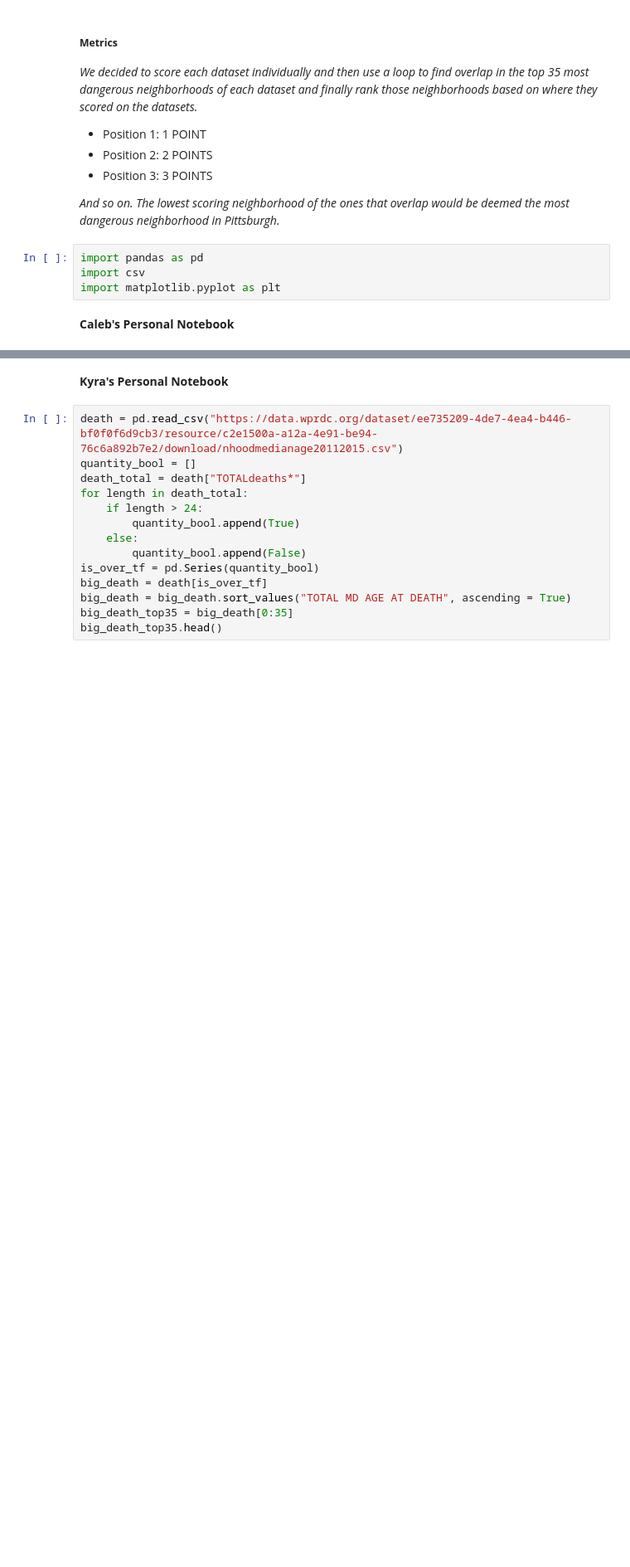
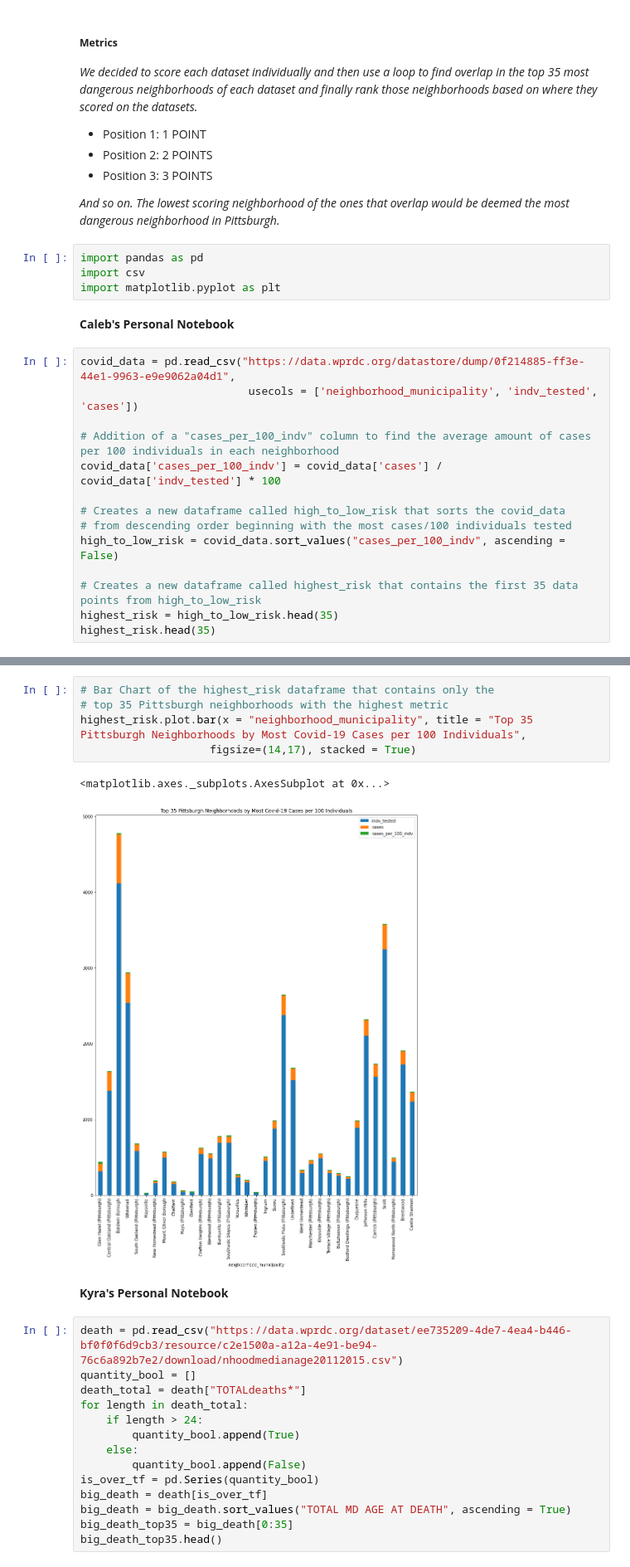
Before and after one commit to CalTsai77/Python-Data-Analysis-with-pandas-, a Jupyter notebook: final.ipynb, the cells around one changed output, grey strips where cells are left out. Shown at 83% size. Saved outputs shown, nothing was run; the diff lists cells and outputs as text; blank space fills up the shorter version.

```diff
--- a/final.ipynb
+++ b/final.ipynb
@@ -18,3 +18,17 @@ import csv
 import matplotlib.pyplot as plt
 # %% [markdown]
 **Caleb's Personal Notebook**
+# %%
+covid_data = pd.read_csv("https://data.wprdc.org/datastore/dump/0f214885-ff3e-44e1-9963-e9e9062a04d1",
+                          usecols = ['neighborhood_municipality', 'indv_tested', 'cases'])
+
+# Addition of a "cases_per_100_indv" column to find the average amount of cases per 100 individuals in each neighborhood
+covid_data['cases_per_100_indv'] = covid_data['cases'] / covid_data['indv_tested'] * 100
+
+# Creates a new dataframe called high_to_low_risk that sorts the covid_data
+# from descending order beginning with the most cases/100 individuals tested
+high_to_low_risk = covid_data.sort_values("cases_per_100_indv", ascending = False)
+
+# Creates a new dataframe called highest_risk that contains the first 35 data points from high_to_low_risk
+highest_risk = high_to_low_risk.head(35)
+highest_risk.head(35)
@@ -21,3 +53,11 @@ import matplotlib.pyplot as plt
+# %%
+# Bar Chart of the highest_risk dataframe that contains only the
+# top 35 Pittsburgh neighborhoods with the highest metric
+highest_risk.plot.bar(x = "neighborhood_municipality", title = "Top 35 Pittsburgh Neighborhoods by Most Covid-19 Cases per 100 Individuals",
+                    figsize=(14,17), stacked = True)
+# %% [output]
+<matplotlib.axes._subplots.AxesSubplot at 0x...>
+[figure, added]
 # %% [markdown]
 **Kyra's Personal Notebook**
 # %%
```
Also changed, not shown: parts of 6 cells of this notebook.
